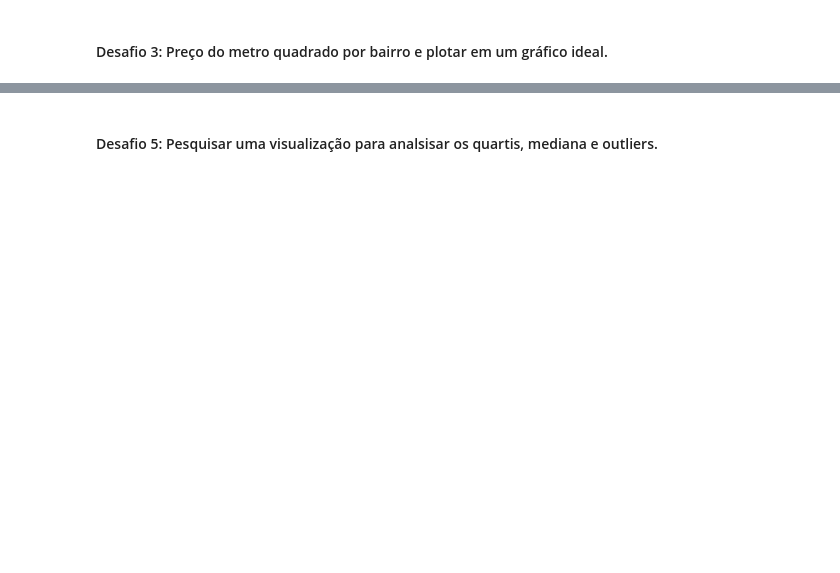
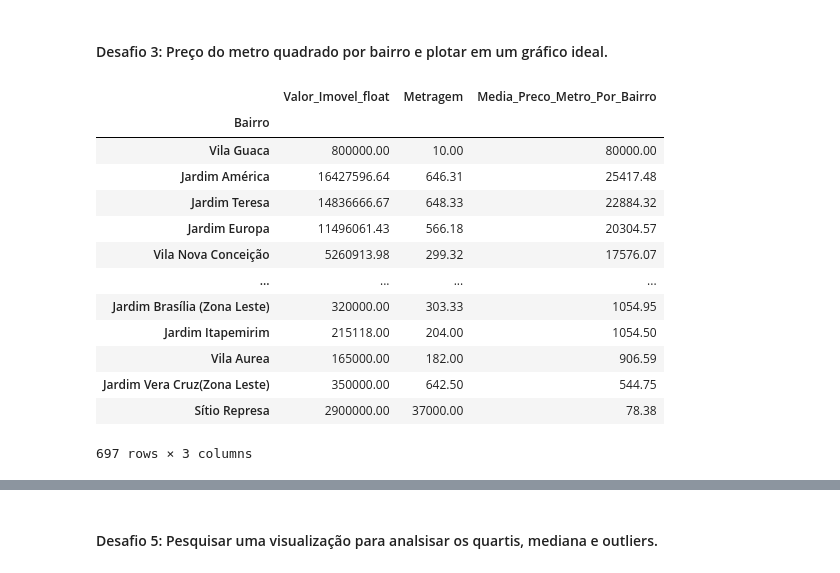
Before and after one commit to AlissonAnjos21/imersao_dados_alura, a Jupyter notebook: Aula_02_Imersão_de_Dados_04_Pesquisa_de_Imóveis_em_São_Paulo.ipynb, the cells around one changed output, grey strips where cells are left out. Saved outputs shown, nothing was run; the diff lists cells and outputs as text; code cells hidden in the pictures; blank space fills up the shorter version.

```diff
--- a/Aula_02_Imersão_de_Dados_04_Pesquisa_de_Imóveis_em_São_Paulo.ipynb
+++ b/Aula_02_Imersão_de_Dados_04_Pesquisa_de_Imóveis_em_São_Paulo.ipynb
@@ -392,2 +461,22 @@ plt.show()
 # %% [markdown]
 #### Desafio 3: Preço do metro quadrado por bairro e plotar em um gráfico ideal.
+# %%
+mean_by_district = filtered_data[['Bairro', 'Valor_Imovel_float', 'Metragem']].groupby(['Bairro']).mean()
+mean_by_district['Media_Preco_Metro_Por_Bairro'] = mean_by_district['Valor_Imovel_float'].div(mean_by_district['Metragem'])
+mean_by_district = mean_by_district.sort_values(by = ['Media_Preco_Metro_Por_Bairro'], ascending = False)
+mean_by_district
+# %% [output]
+|  | Valor_Imovel_float | Metragem | Media_Preco_Metro_Por_Bairro |
+| Bairro |  |  |  |
+| Vila Guaca | 800000.00 | 10.00 | 80000.00 |
+| Jardim América | 16427596.64 | 646.31 | 25417.48 |
+| Jardim Teresa | 14836666.67 | 648.33 | 22884.32 |
+| Jardim Europa | 11496061.43 | 566.18 | 20304.57 |
+| Vila Nova Conceição | 5260913.98 | 299.32 | 17576.07 |
+| ... | ... | ... | ... |
+| Jardim Brasília (Zona Leste) | 320000.00 | 303.33 | 1054.95 |
+| Jardim Itapemirim | 215118.00 | 204.00 | 1054.50 |
+| Vila Aurea | 165000.00 | 182.00 | 906.59 |
+| Jardim Vera Cruz(Zona Leste) | 350000.00 | 642.50 | 544.75 |
+| Sítio Represa | 2900000.00 | 37000.00 | 78.38 |
+697 rows × 3 columns
```
Also changed, not shown: parts of 16 cells of this notebook.
